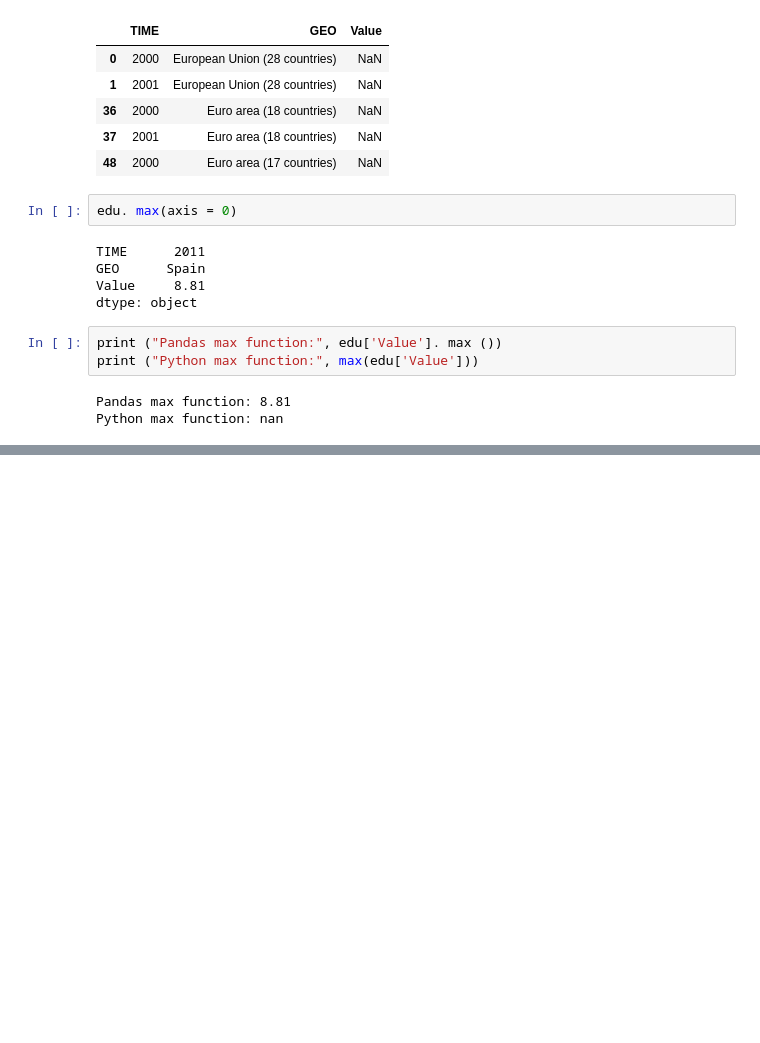
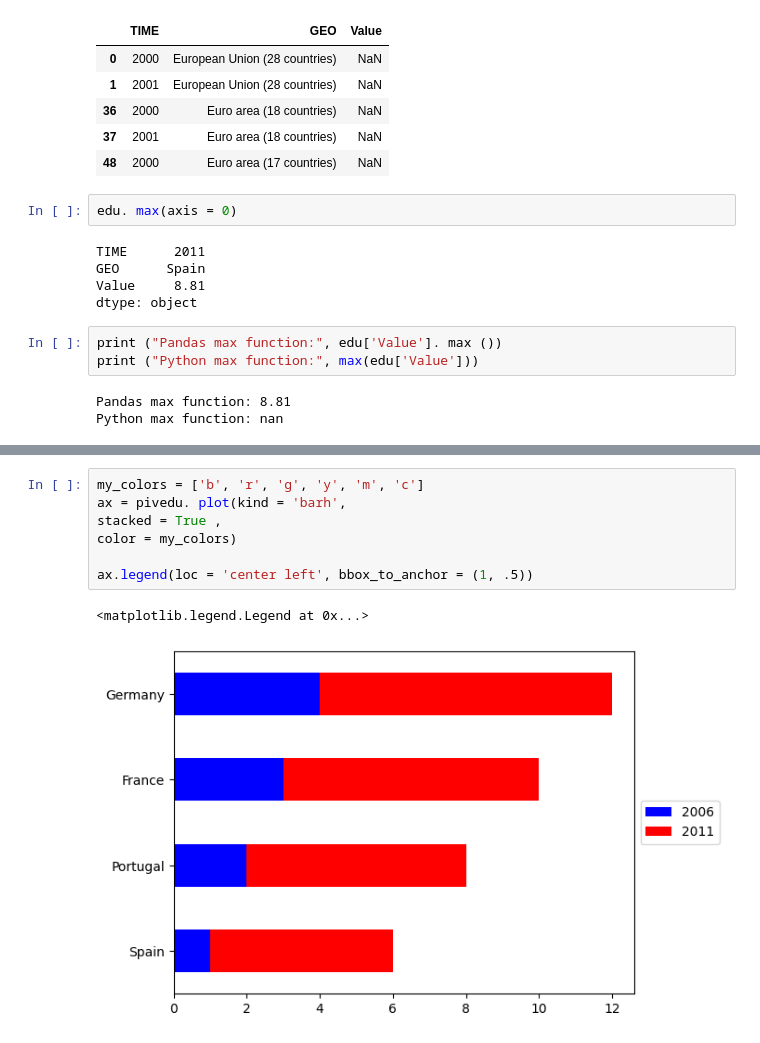
Before and after one commit to NicolasSep/Laboratorio_1, a Jupyter notebook: Laboratorio_1.ipynb, the cells around one changed output, grey strips where cells are left out. Cells and saved outputs as stored; diff of their text form; blank space fills up the shorter version.

```diff
--- a/Laboratorio_1.ipynb
+++ b/Laboratorio_1.ipynb
@@ -213,0 +367,10 @@ AttributeError: 'DataFrame' object has no attribute 'append'
+# %%
+my_colors = ['b', 'r', 'g', 'y', 'm', 'c']
+ax = pivedu. plot(kind = 'barh',
+stacked = True ,
+color = my_colors)
+
+ax.legend(loc = 'center left', bbox_to_anchor = (1, .5))
+# %% [output]
+<matplotlib.legend.Legend at 0x...>
+[figure, added]
```
Also changed, not shown: parts of 21 cells of this notebook.
